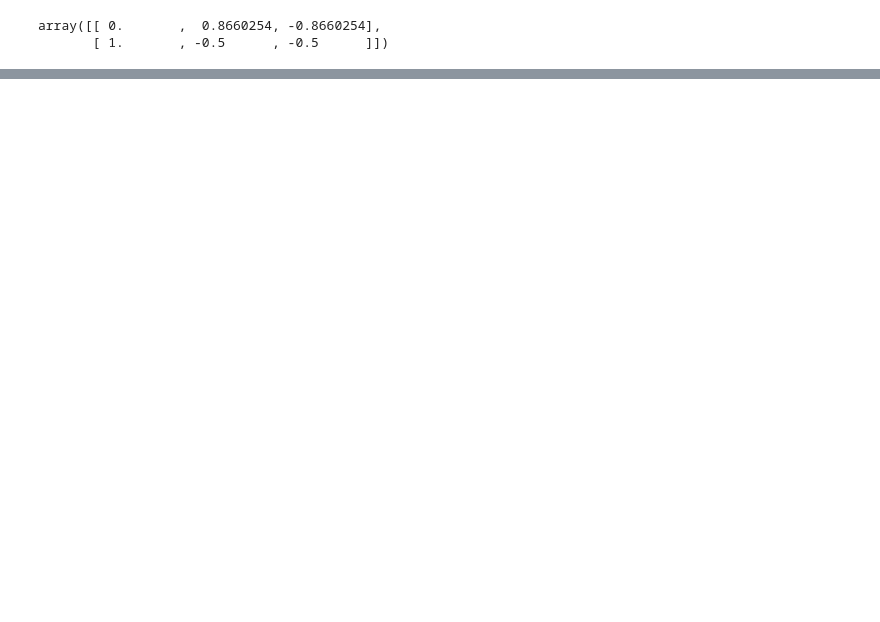
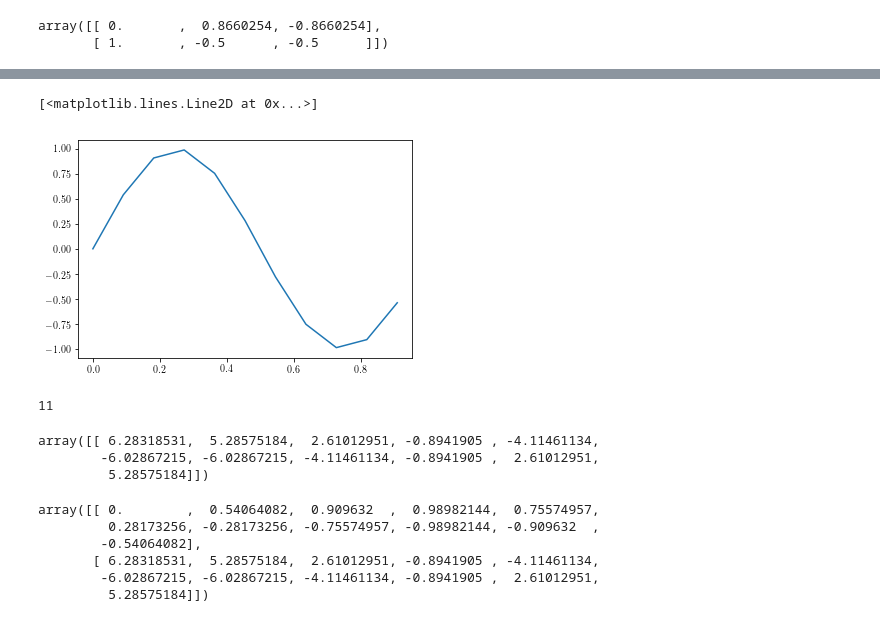
Before and after one commit to w320alm/harmonic_balance, a Jupyter notebook: harmonic_balance/Development_notebook.ipynb, the cells around one changed output, grey strips where cells are left out. Saved outputs shown, nothing was run; the diff lists cells and outputs as text; code cells hidden in the pictures; blank space fills up the shorter version.

```diff
--- a/harmonic_balance/Development_notebook.ipynb
+++ b/harmonic_balance/Development_notebook.ipynb
@@ -58,0 +147,6 @@ array([[ 0.       ,  0.8660254, -0.8660254],
+# %%
+a = sp.array([sin(omega*t)])
+plt.plot(t,a.T)
+# %% [output]
+[<matplotlib.lines.Line2D at 0x...>]
+[figure, added]
@@ -58,0 +155,18 @@ array([[ 0.       ,  0.8660254, -0.8660254],
+# %%
+v =_har_deriv(2*pi, a)
+v
+# %% [output]
+11
+array([[ 6.28318531,  5.28575184,  2.61012951, -0.8941905 , -4.11461134,
+        -6.02867215, -6.02867215, -4.11461134, -0.8941905 ,  2.61012951,
+         5.28575184]])
+# %%
+bb = sp.append(a,v,axis=0)
+bb
+# %% [output]
+array([[ 0.        ,  0.54064082,  0.909632  ,  0.98982144,  0.75574957,
+         0.28173256, -0.28173256, -0.75574957, -0.98982144, -0.909632  ,
+        -0.54064082],
+       [ 6.28318531,  5.28575184,  2.61012951, -0.8941905 , -4.11461134,
+        -6.02867215, -6.02867215, -4.11461134, -0.8941905 ,  2.61012951,
+         5.28575184]])
```
Also changed, not shown: parts of 15 cells of this notebook, 1 other file.
